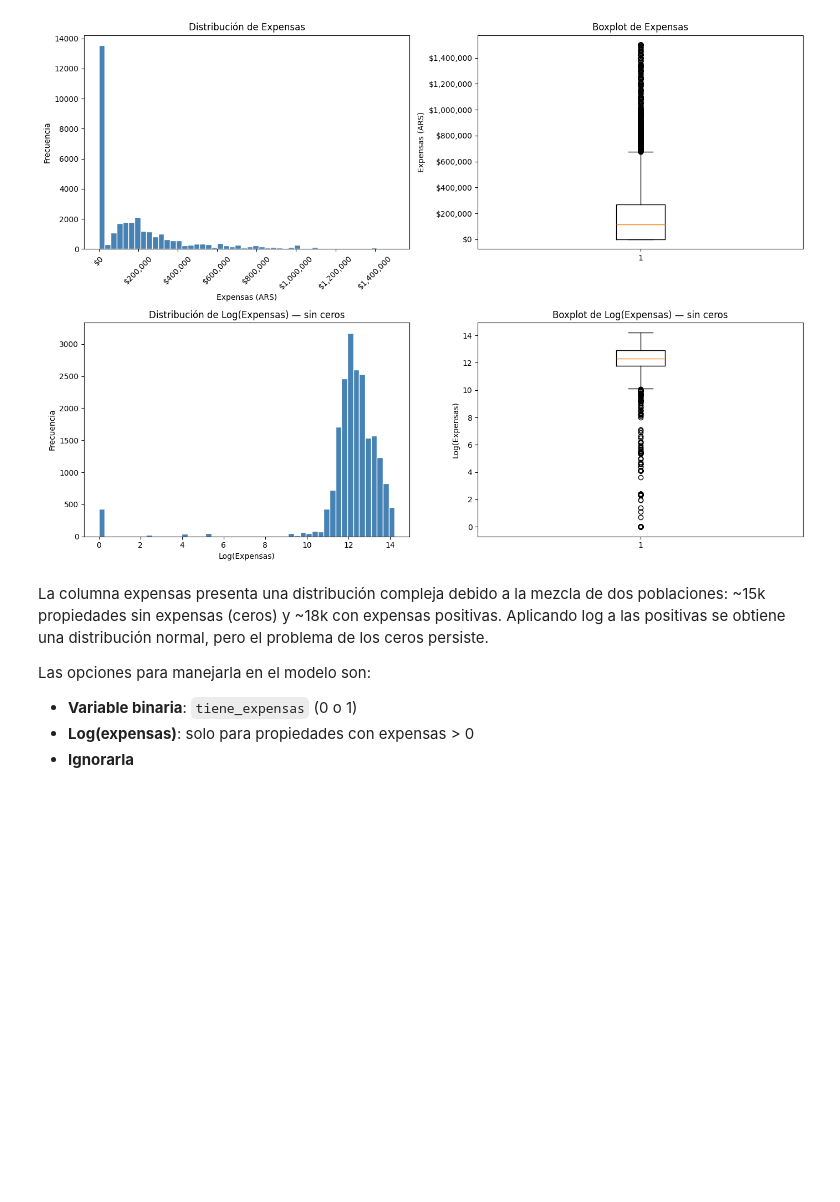
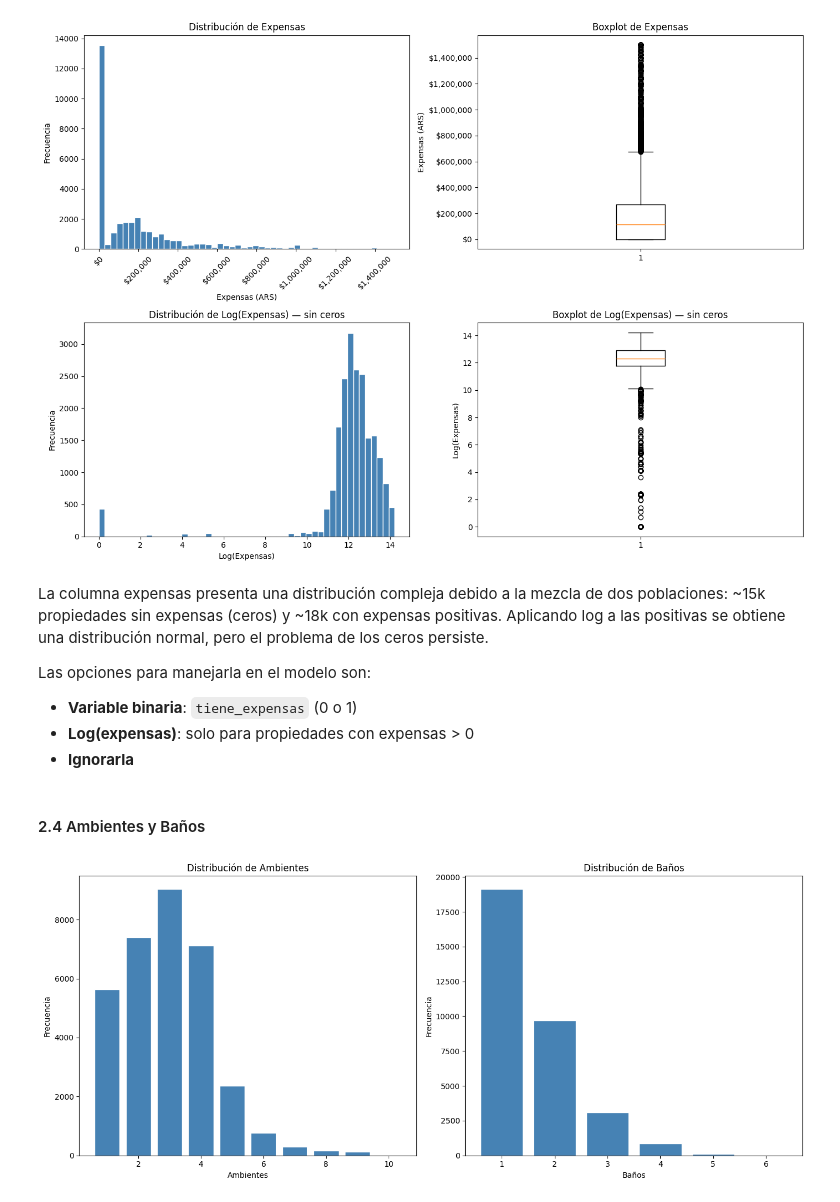
Before and after one commit to FacundoBerthet/precios-propiedades-caba, a Jupyter notebook: notebooks/03-eda.ipynb, the cells around one changed output. Saved outputs shown, nothing was run; the diff lists cells and outputs as text; code cells hidden in the pictures; blank space fills up the shorter version.

```diff
--- a/notebooks/03-eda.ipynb
+++ b/notebooks/03-eda.ipynb
@@ -179,3 +179,26 @@ Las opciones para manejarla en el modelo son:
 - **Variable binaria**: `tiene_expensas` (0 o 1)
 - **Log(expensas)**: solo para propiedades con expensas > 0
 - **Ignorarla**
+# %% [markdown]
+#### 2.4 Ambientes y Baños
+# %%
+fig, axes = plt.subplots(1, 2, figsize=(14, 6))
+
+# Ambientes
+ambientes_counts = df["ambientes"].value_counts().sort_index()
+axes[0].bar(ambientes_counts.index, ambientes_counts.values, color="steelblue", edgecolor="white")
+axes[0].set_title("Distribución de Ambientes")
+axes[0].set_xlabel("Ambientes")
+axes[0].set_ylabel("Frecuencia")
+
+# Baños
+banos_counts = df["banos"].value_counts().sort_index()
+axes[1].bar(banos_counts.index, banos_counts.values, color="steelblue", edgecolor="white")
+axes[1].set_title("Distribución de Baños")
+axes[1].set_xlabel("Baños")
+axes[1].set_ylabel("Frecuencia")
+
+plt.tight_layout()
+plt.show()
+# %% [output]
+[figure, added]
```
Also changed, not shown: parts of 8 cells of this notebook.
